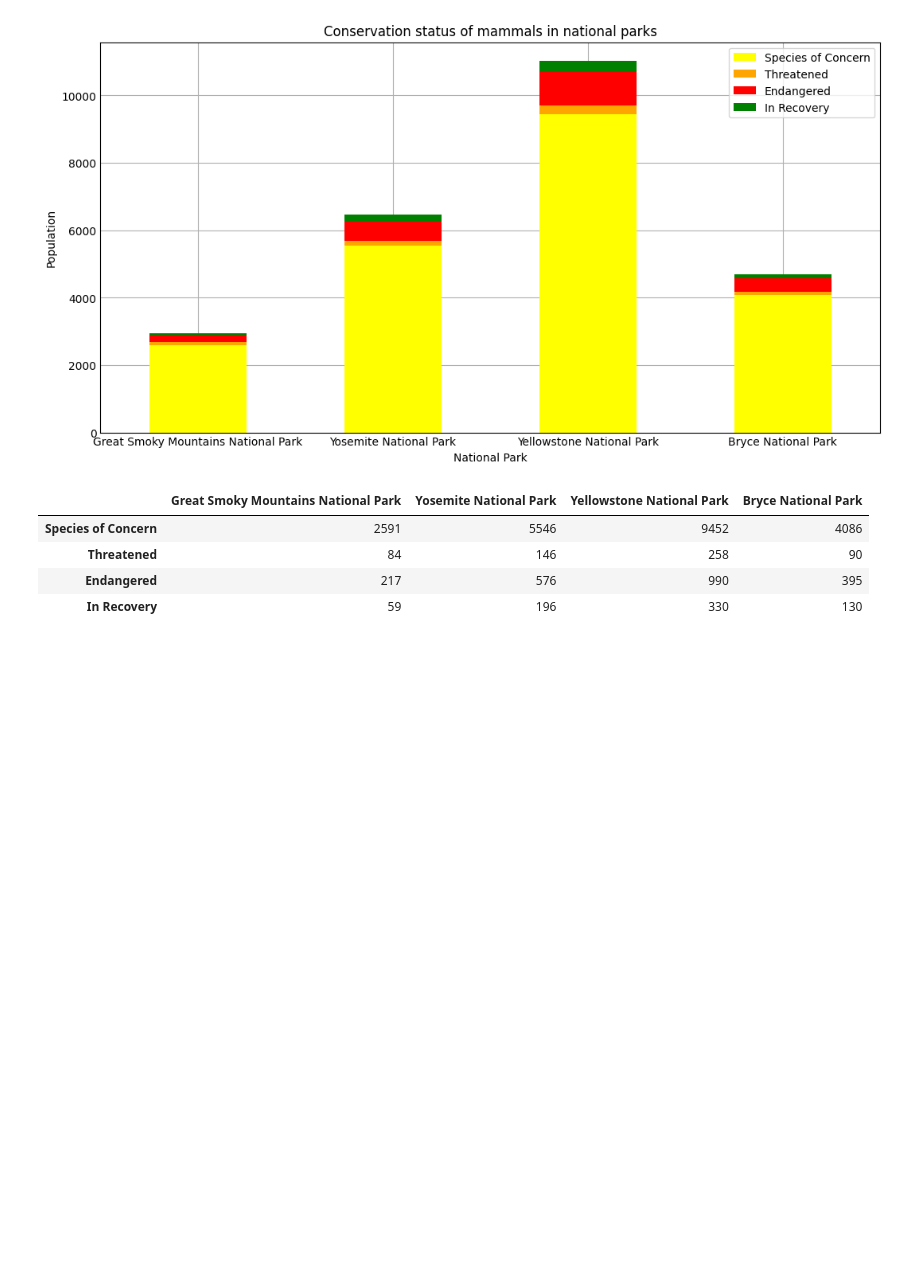
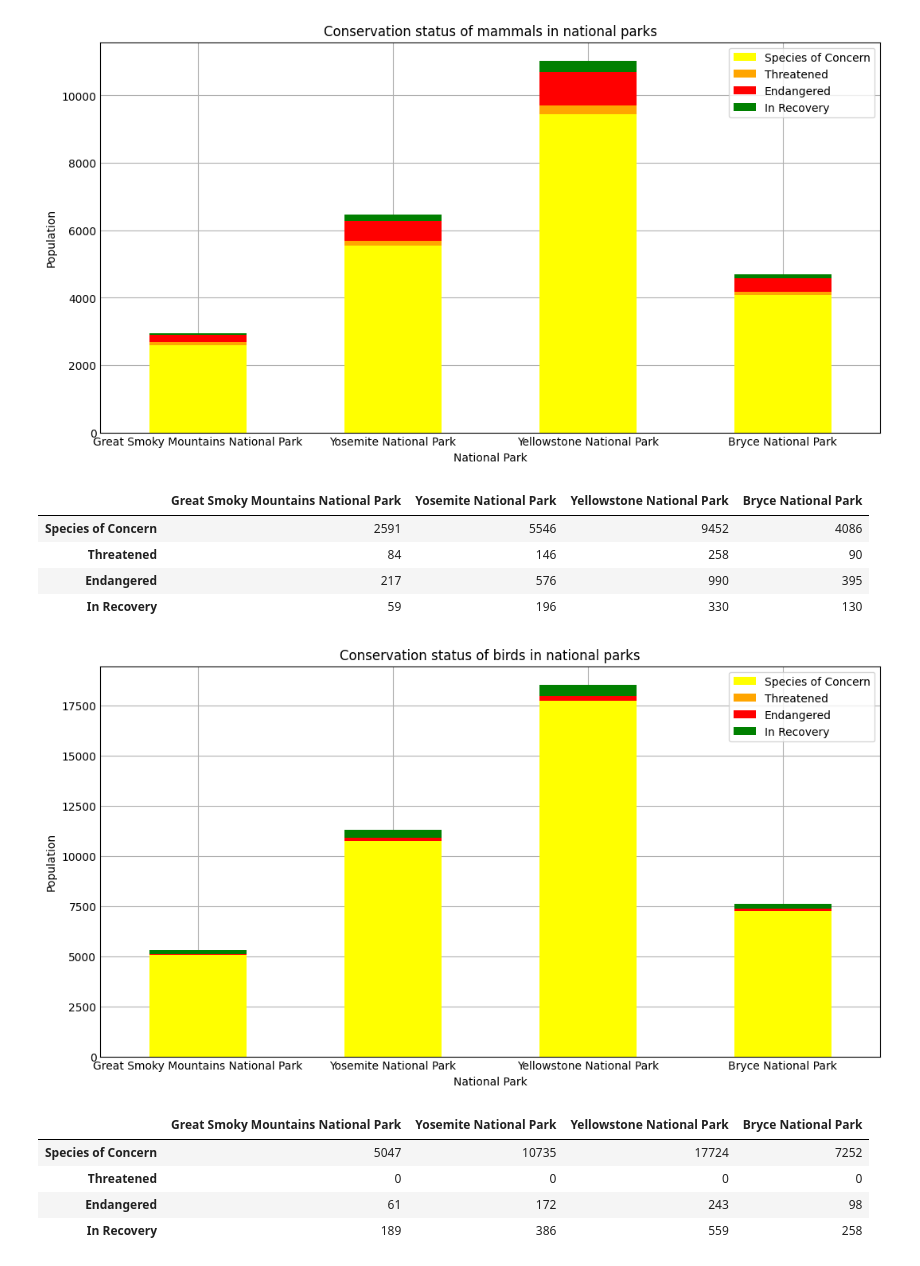
Before and after one commit to iporchet/Biodiversity-Analysis, a Jupyter notebook: biodiversity.ipynb, the cells around one changed output. Cells and saved outputs as stored; diff of their text form; code cells hidden in the pictures; blank space fills up the shorter version.

Commit message:
added more graphs

```diff
--- a/biodiversity.ipynb
+++ b/biodiversity.ipynb
@@ -215,3 +215,31 @@ df
 | Threatened | 84 | 146 | 258 | 90 |
 | Endangered | 217 | 576 | 990 | 395 |
 | In Recovery | 59 | 196 | 330 | 130 |
+# %%
+# Graph showing comparison of single categories across different parks
+Bird={'Great Smoky Mountains National Park':{'Species of Concern': 0, 'Threatened':0, 'Endangered':0, 'In Recovery':0},
+       'Yosemite National Park':{'Species of Concern': 0, 'Threatened':0, 'Endangered':0, 'In Recovery':0},
+       'Yellowstone National Park':{'Species of Concern': 0, 'Threatened':0, 'Endangered':0, 'In Recovery':0},
+       'Bryce National Park':{'Species of Concern': 0, 'Threatened':0, 'Endangered':0, 'In Recovery':0}}
+
+colors=['yellow', 'orange', 'red', 'green']
+
+for index, row in inner_merge_df.iterrows():
+       if row[3] == 'Bird':
+              if row[5] != 'NaN':
+                     Bird[row[1]][row[5]] += row[2]
+
+df = pd.DataFrame(Bird)
+ax = df.transpose().plot(kind='bar', stacked=True, figsize=(10,5), color=colors, title='Conservation status of birds in national parks', rot=0)
+ax.set_xlabel('National Park')
+ax.set_ylabel('Population')
+
+plt.show()
+df
+# %% [output]
+[figure, added]
+|  | Great Smoky Mountains National Park | Yosemite National Park | Yellowstone National Park | Bryce National Park |
+| Species of Concern | 5047 | 10735 | 17724 | 7252 |
+| Threatened | 0 | 0 | 0 | 0 |
+| Endangered | 61 | 172 | 243 | 98 |
+| In Recovery | 189 | 386 | 559 | 258 |
```
Also changed, not shown: parts of 5 cells of this notebook.
